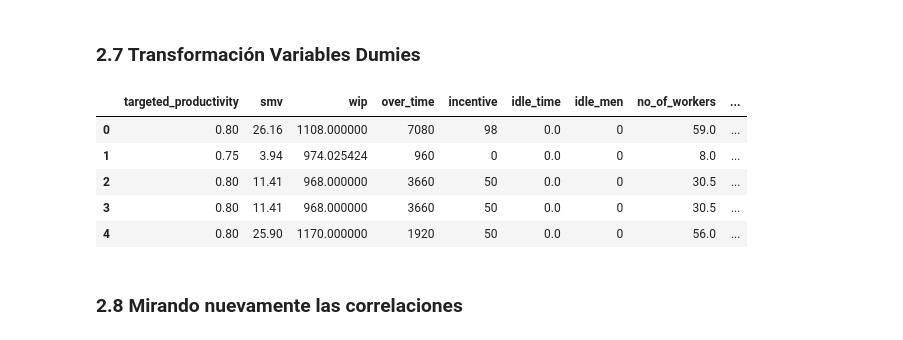
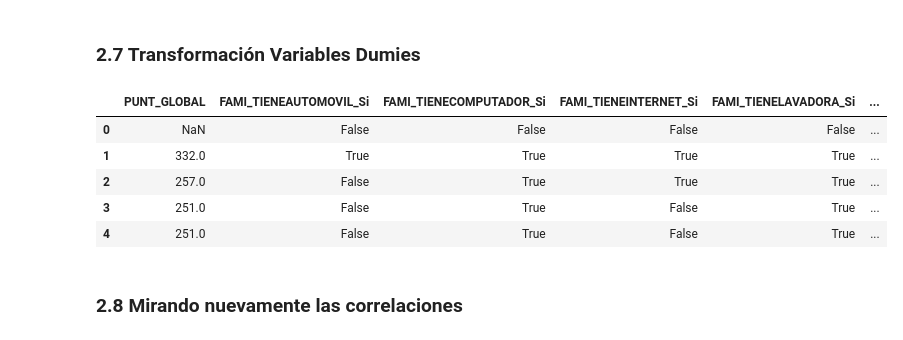
Before and after one commit to vcalderonmol/Proyecto3, a Jupyter notebook: Tarea 2.ipynb, the cells around one changed output. Drawn from its saved outputs; the diff is of its cells as text; code cells hidden in the pictures.

```diff
--- a/Tarea 2.ipynb
+++ b/Tarea 2.ipynb
@@ -50,0 +38,6 @@ data_df.head()
+# %%
+# Load the CSV file
+data_df = pd.read_csv("Filtered_Resultados_Saber_11.csv", sep=',')
+
+# Display the first few rows of the dataframe
+data_df.head()
@@ -132,31 +179,0 @@ Se Calcula el promedio WIP para cada una de las opciones de todas las variables
-# %%
-data_df['department'] = data_df['department'].str.strip()
-# Calcular el promedio general de 'wip'
-average_wip_general = data_df['wip'].mean()
-
-# Calcular el promedio de 'wip' para cada equipo
-average_wip_by_department = data_df.groupby('department')['wip'].mean()
-
-# Calcular la diferencia porcentual y agregarla como una nueva columna
-average_wip_by_department = average_wip_by_department.reset_index()
-average_wip_by_department['diff_pct'] = round((average_wip_by_department['wip'] - average_wip_general) / average_wip_general * 100, 2)
-
-print("Promedio wip: ", average_wip_general)
-print("Promedio dif %: ", abs(average_wip_by_department['diff_pct']).mean())
-print("Promedio Wip por department y diferencia porcentual con el promedio general:")
-print(average_wip_by_department)
-
-# Calcula el promedio de la variable Y
-promedio_y = data_df['wip'].mean()
-
-
-# Diagrama de Violín de la variable
-plt.figure(figsize=(8, 6))
-sns.violinplot(x='department', y = 'wip', data=data_df)
-plt.axhline(promedio_y, color='red', linestyle='--', linewidth=2)  # Agrega la línea horizontal para el promedio
-plt.title('Diagrama de Violín de la variable "department"')
-plt.xlabel('department')
-plt.ylabel('wip')
-plt.xticks(rotation=45)
-plt.grid(True)
-plt.show()
@@ -236,31 +321,28 @@ data_df
 # %% [markdown]
 ### 2.7 Transformación Variables Dumies
 # %%
-#Corrcion variable department
-data_df_modeling['department'] = data_df_modeling['department'].str.strip()
-
 #Variables Dummies
 # Copiar el DataFrame original data_df
 data_df_modeling = data_df.copy()
 
 # Obtener variables categóricas
-variables_categoricas = ['quarter', 'department', 'day', 'team','no_of_style_change']
+variables_categoricas =  ["FAMI_TIENEAUTOMOVIL", "FAMI_TIENECOMPUTADOR", "FAMI_TIENEINTERNET", "FAMI_TIENELAVADORA", "COLE_AREA_UBICACION", "COLE_DEPTO_UBICACION", "COLE_CALENDARIO"]
 
 # Convertir variables categóricas en variables dummy y agregarlas al DataFrame copiado
 for variable in variables_categoricas:
     dummies = pd.get_dummies(data_df_modeling[variable], prefix=variable, drop_first=True)
     data_df_modeling = pd.concat([data_df_modeling, dummies], axis=1)
     data_df_modeling.drop(variable, axis=1, inplace=True)
 
 # Ver las primeras filas del DataFrame copiado con las variables dummy
 data_df_modeling.head()
 # %% [output]
-|  | targeted_productivity | smv | wip | over_time | incentive | idle_time | idle_men | no_of_workers | ... |
-| 0 | 0.80 | 26.16 | 1108.000000 | 7080 | 98 | 0.0 | 0 | 59.0 | ... |
-| 1 | 0.75 | 3.94 | 974.025424 | 960 | 0 | 0.0 | 0 | 8.0 | ... |
-| 2 | 0.80 | 11.41 | 968.000000 | 3660 | 50 | 0.0 | 0 | 30.5 | ... |
-| 3 | 0.80 | 11.41 | 968.000000 | 3660 | 50 | 0.0 | 0 | 30.5 | ... |
-| 4 | 0.80 | 25.90 | 1170.000000 | 1920 | 50 | 0.0 | 0 | 56.0 | ... |
+|  | PUNT_GLOBAL | FAMI_TIENEAUTOMOVIL_Si | FAMI_TIENECOMPUTADOR_Si | FAMI_TIENEINTERNET_Si | FAMI_TIENELAVADORA_Si | ... |
+| 0 | NaN | False | False | False | False | ... |
+| 1 | 332.0 | True | True | True | True | ... |
+| 2 | 257.0 | False | True | True | True | ... |
+| 3 | 251.0 | False | True | False | True | ... |
+| 4 | 251.0 | False | True | False | True | ... |
 # %% [markdown]
 ### 2.8 Mirando nuevamente las correlaciones
 # %%
```
Also changed, not shown: parts of 28 cells of this notebook.
